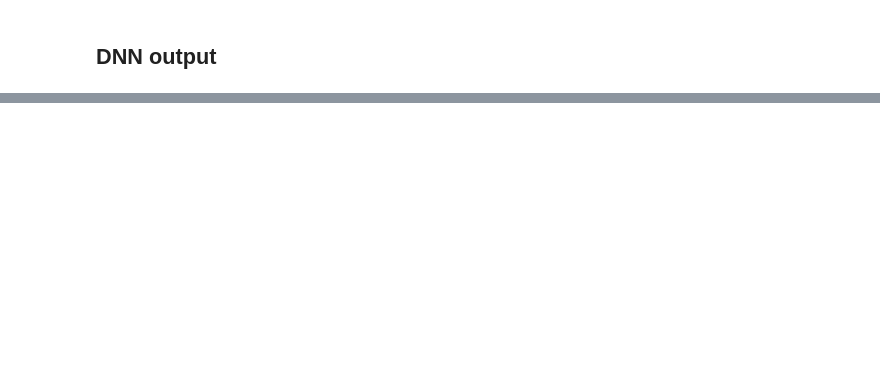
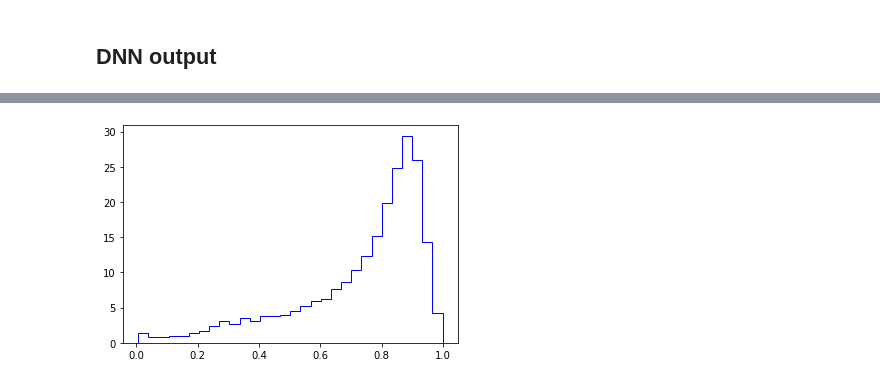
Before and after one commit to BiancaPinolini/ML_classification, a Jupyter notebook: BinningStudies.ipynb, the cells around one changed output, grey strips where cells are left out. Saved outputs shown, nothing was run; the diff lists cells and outputs as text; code cells hidden in the pictures; blank space fills up the shorter version.

```diff
--- a/BinningStudies.ipynb
+++ b/BinningStudies.ipynb
@@ -18,8 +15,23 @@ mpl.rcParams["image.origin"] = 'lower'
 config = {
     "base_dir":        "/eos/home-b/bpinolin/ML_output/",
     "plot_config":     "VBSOS",
-    "cut":             "em_loose",
-    "model_version":   "v3"
+    "cut":             "em_tight",
+    "model_version":   "v8",
+    "samples_version": "v0",
+    "cols": ['detajj',
+             'eta1',
+             'eta2',
+             'detall',
+             'jetpt1',
+             'jetpt2',
+             'met',
+             'dphill',
+             'dphijj',
+             'Mll',
+             'btag_first',
+             'dR_jl1',
+             'dR_jl2'
+           ]
 }
 # %%
 config_base_dir = os.path.join(config["base_dir"], config["plot_config"])
@@ -97,3 +146,6 @@ bkg_linf = bkg[config["cols"]].values
 # %%
-bkg["y"] = model.predict(scaler.transform(bkg_linf), batch_size=2048)
+lumi = 59.74
 signal["y"] = model.predict(scaler.transform(signal[config["cols"]].values), batch_size=2048)
+S, S_bins, _ = plt.hist(signal["y"], weights=signal.weight_*lumi, bins=30, histtype="step", color="blue")
+# %% [output]
+[figure, added]
```
Also changed, not shown: parts of 39 cells of this notebook.
